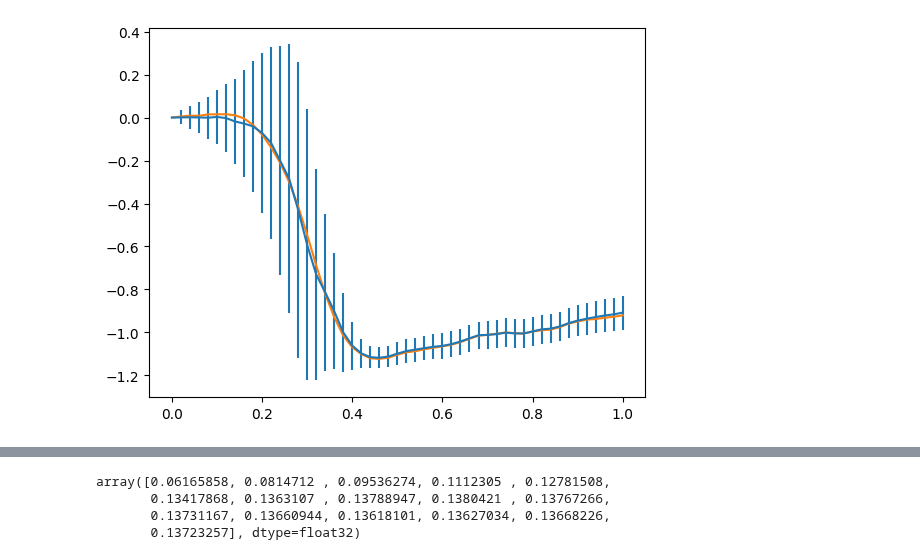
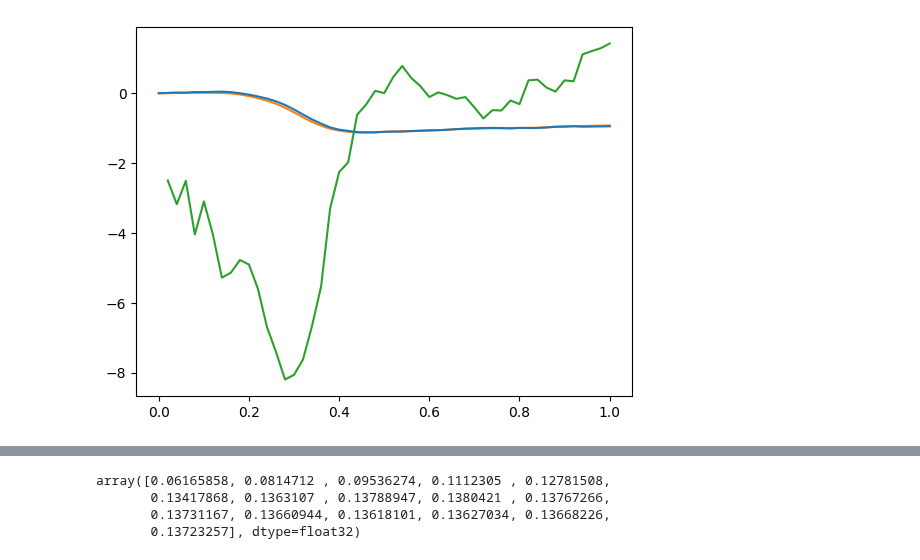
Before and after one commit to ylefay/bayesianSDEsolver, a Jupyter notebook: scripts/sampling_from_posterior_alg3/main.ipynb, the cells around one changed output, grey strips where cells are left out. Cells and saved outputs as stored; diff of their text form; code cells hidden in the pictures.

```diff
--- a/scripts/sampling_from_posterior_alg3/main.ipynb
+++ b/scripts/sampling_from_posterior_alg3/main.ipynb
@@ -45,14 +25,19 @@ Array([[[ 8.89708288e-04,  0.00000000e+00,  5.55589394e-11,
+# %%
+def z_scores(x, mean, std):
+    return (x - mean) / std
 # %%
 t = np.linspace(0,T, N+1)
 # Select the coordinate, initialisation to (0, 0)
 idx = 0
 x_mean = insert(mean[:,idx*2], 0, 0., axis=0)
 x_std = insert(np.sqrt(var[:,idx*2,idx*2]), 0, 0, 0)
 plt.errorbar(x=t, y=x_mean, yerr=x_std)
 fine = fine_em[::N][:,idx]
 
 plt.plot(t, fine)
+plt.plot(t, z_scores(fine, x_mean, x_std))
 np.savetxt(f'{prefix}_UC_{idx}_{N}_{fineN}.csv', np.array([t, x_mean, x_std]).T, delimiter=',', header='t,mean,error', comments="")
 np.savetxt(f'{prefix}_fine_{idx}_{N}_{fineN}.csv', np.array([t, fine]).T, delimiter=',', header='t,mean', comments="")
+np.savetxt(f'{prefix}_zscore_{idx}_{N}_{fineN}.csv', np.array([t, z_scores(fine, x_mean, x_std)]).T, delimiter=',', header='t,zscore', comments="")
 # %% [output]
-[figure, old version]
+[figure, new version]
```
Also changed, not shown: parts of 5 cells of this notebook, 1 other file.
